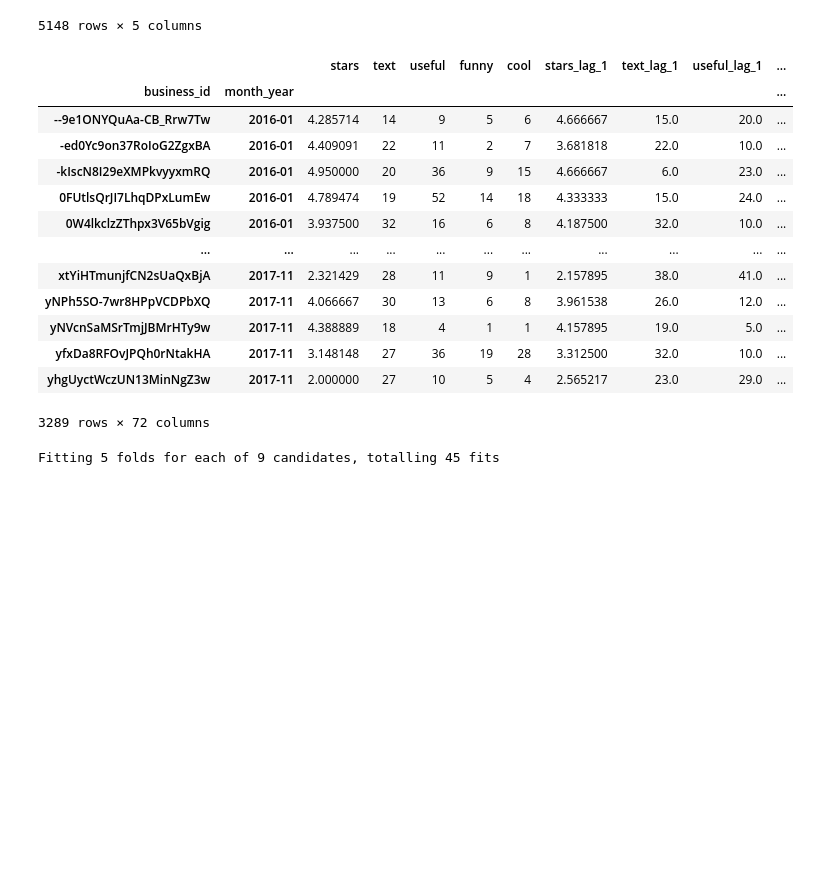
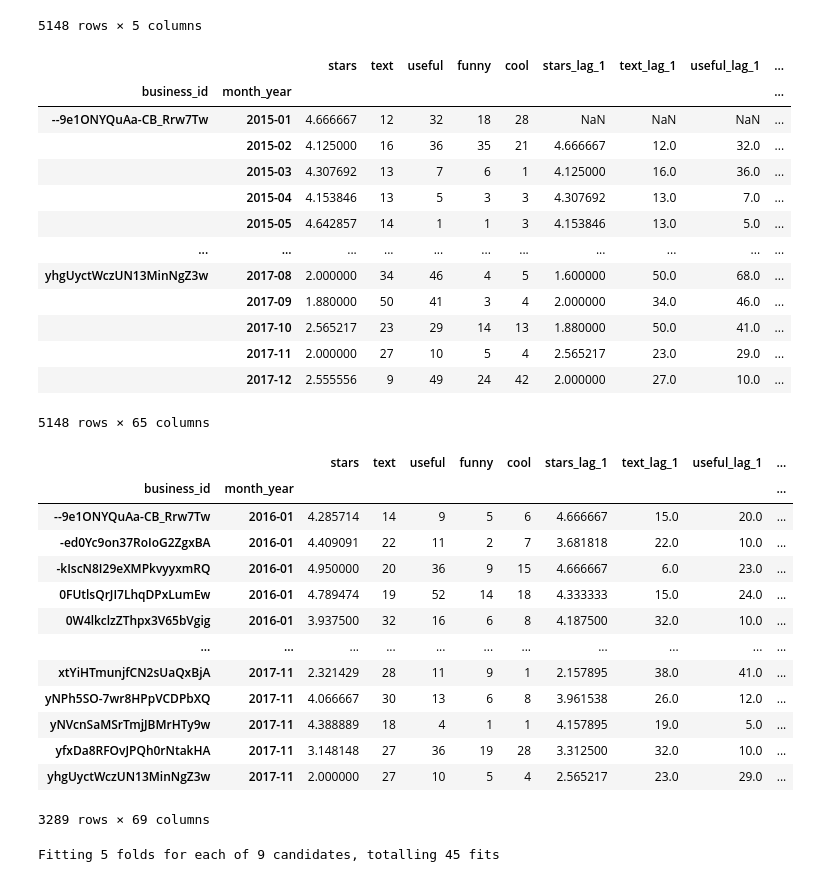
Before and after one commit to Joeyzect/Analytics_Edge_2022, a Jupyter notebook: notebooks/02-joseph-tseries.ipynb, the cells around one changed output. Cells and saved outputs as stored; diff of their text form; code cells hidden in the pictures; blank space fills up the shorter version.

Commit message:
Changed 3 to 5 for clean

```diff
--- a/notebooks/02-joseph-bert.ipynb
+++ b/notebooks/02-joseph-tseries.ipynb
@@ -7,5 +9,6 @@ import seaborn as sns
 # %%
-review = pd.read_csv('../data/filtered/cleaned_review_modi_5.csv')
+
+review = pd.read_csv(os.path.relpath('../data/filtered/cleaned_review_modi_5.csv'))
 review['month_year'] = pd.to_datetime(review[['year', 'month']].assign(DAY=1)).dt.to_period('M')
 # %%
 timeseries = review.groupby(['business_id', 'month_year']).agg({'stars': 'mean', 'text': 'count', 'useful': 'sum', 'funny': 'sum', 'cool': 'sum' })
@@ -37,6 +40,23 @@ def make_lags(df, lags, cols=['stars', 'text', 'useful', 'funny', 'cool']):
     return pd.concat([df, lags], axis=1)
 # %%
 lagged_df = make_lags(timeseries, np.arange(1, 13))
+# %%
+lagged_df
+# %% [output]
+|  |  | stars | text | useful | funny | cool | stars_lag_1 | text_lag_1 | useful_lag_1 | ... |
+| business_id | month_year |  |  |  |  |  |  |  |  | ... |
+| --9e1ONYQuAa-CB_Rrw7Tw | 2015-01 | 4.666667 | 12 | 32 | 18 | 28 | NaN | NaN | NaN | ... |
+|  | 2015-02 | 4.125000 | 16 | 36 | 35 | 21 | 4.666667 | 12.0 | 32.0 | ... |
+|  | 2015-03 | 4.307692 | 13 | 7 | 6 | 1 | 4.125000 | 16.0 | 36.0 | ... |
+|  | 2015-04 | 4.153846 | 13 | 5 | 3 | 3 | 4.307692 | 13.0 | 7.0 | ... |
+|  | 2015-05 | 4.642857 | 14 | 1 | 1 | 3 | 4.153846 | 13.0 | 5.0 | ... |
+| ... | ... | ... | ... | ... | ... | ... | ... | ... | ... | ... |
+| yhgUyctWczUN13MinNgZ3w | 2017-08 | 2.000000 | 34 | 46 | 4 | 5 | 1.600000 | 50.0 | 68.0 | ... |
+|  | 2017-09 | 1.880000 | 50 | 41 | 3 | 4 | 2.000000 | 34.0 | 46.0 | ... |
+|  | 2017-10 | 2.565217 | 23 | 29 | 14 | 13 | 1.880000 | 50.0 | 41.0 | ... |
+|  | 2017-11 | 2.000000 | 27 | 10 | 5 | 4 | 2.565217 | 23.0 | 29.0 | ... |
+|  | 2017-12 | 2.555556 | 9 | 49 | 24 | 42 | 2.000000 | 27.0 | 10.0 | ... |
+5148 rows × 65 columns
 # %%
 next_month = make_lags(timeseries, [-1])
 next_month_avg_stars = next_month[(next_month.index.get_level_values(1) >= '2016-01') & (next_month.index.get_level_values(1) != '2017-12')][['stars_lag_-1']].rename(columns={'stars_lag_-1': 'next_month_avg_stars'})
@@ -67,7 +87,7 @@ final_df
 | yNVcnSaMSrTmjJBMrHTy9w | 2017-11 | 4.388889 | 18 | 4 | 1 | 1 | 4.157895 | 19.0 | 5.0 | ... |
 | yfxDa8RFOvJPQh0rNtakHA | 2017-11 | 3.148148 | 27 | 36 | 19 | 28 | 3.312500 | 32.0 | 10.0 | ... |
 | yhgUyctWczUN13MinNgZ3w | 2017-11 | 2.000000 | 27 | 10 | 5 | 4 | 2.565217 | 23.0 | 29.0 | ... |
-3289 rows × 72 columns
+3289 rows × 69 columns
 # %%
 # timeseries test train split
 from sklearn.model_selection import TimeSeriesSplit
```
Also changed, not shown: parts of 1 cell of this notebook, 1 other file.
